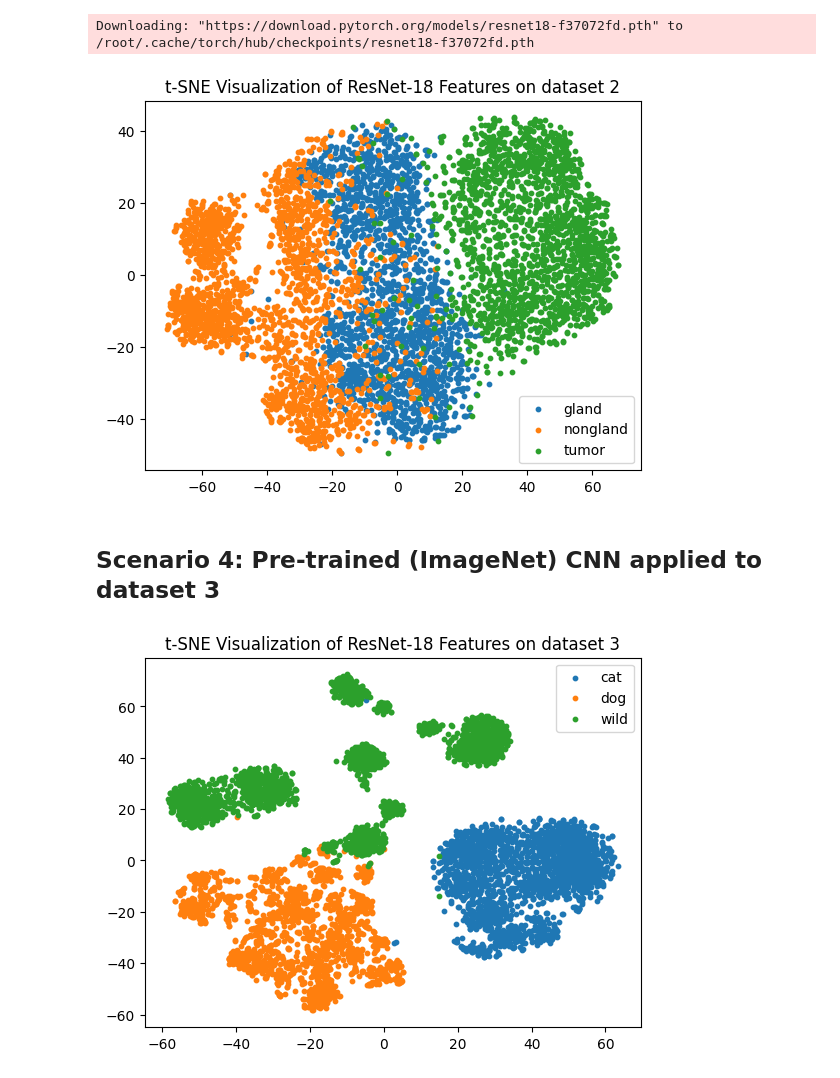
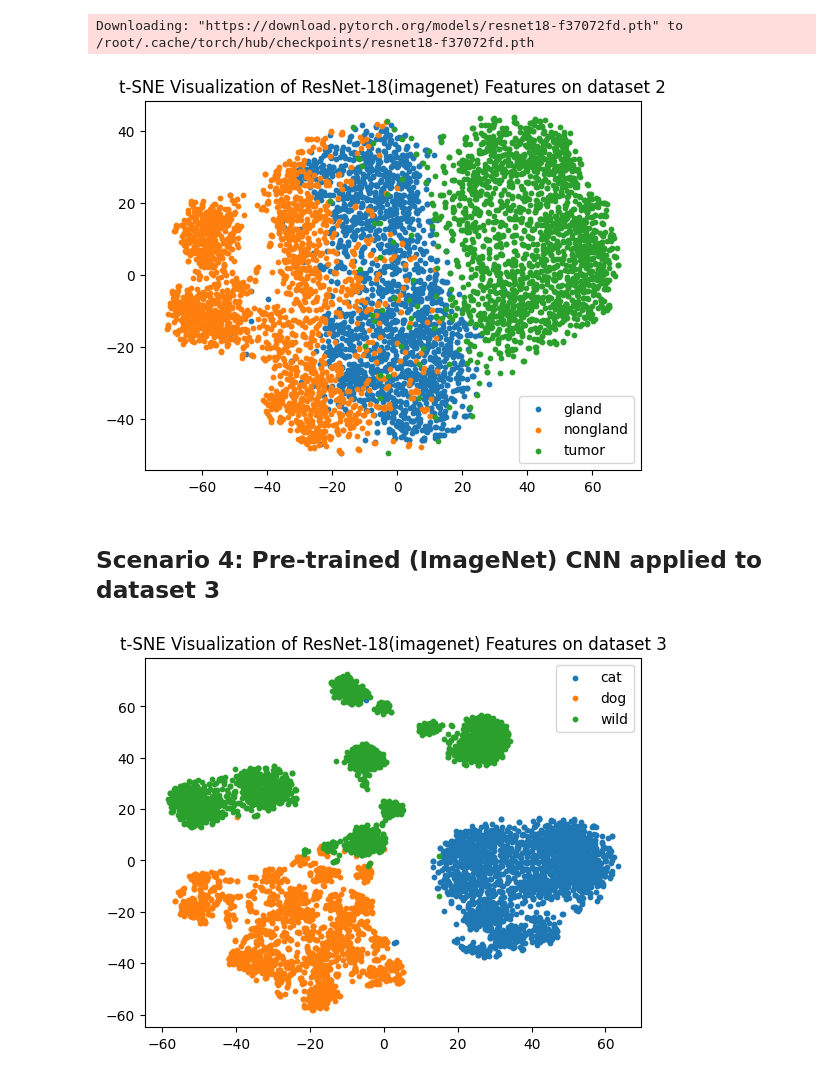
Before and after one commit to jonq-q/Comp432-GroupQ, a Jupyter notebook: Comp_432_Project.ipynb, the cells around one changed output. Drawn from its saved outputs; the diff is of its cells as text; code cells hidden in the pictures.

```diff
--- a/Comp_432_Project.ipynb
+++ b/Comp_432_Project.ipynb
@@ -592,14 +592,14 @@ embedded_features_pre_2 = tsne.fit_transform(all_features_pre_2)
 # %%
 # Plot the t-SNE embeddings with different colors for each class
 plt.scatter(embedded_features_pre_2[all_labels_pre_2 == 0, 0], embedded_features_pre_2[all_labels_pre_2 == 0, 1], label='gland', s=10)
 plt.scatter(embedded_features_pre_2[all_labels_pre_2 == 1, 0], embedded_features_pre_2[all_labels_pre_2 == 1, 1], label='nongland', s=10)
 plt.scatter(embedded_features_pre_2[all_labels_pre_2 == 2, 0], embedded_features_pre_2[all_labels_pre_2 == 2, 1], label='tumor', s=10)
 
-plt.title('t-SNE Visualization of ResNet-18 Features on dataset 2')
+plt.title('t-SNE Visualization of ResNet-18(imagenet) Features on dataset 2')
 plt.legend()
 plt.show()
 # %% [output]
-[figure, old version]
+[figure, new version]
 # %% [markdown]
 ## Scenario 4: Pre-trained (ImageNet) CNN applied to dataset 3
 # %%
@@ -628,8 +628,8 @@ plt.scatter(embedded_features_pre_3[all_labels_pre_3 == 0, 0], embedded_features
 plt.scatter(embedded_features_pre_3[all_labels_pre_3 == 1, 0], embedded_features_pre_3[all_labels_pre_3 == 1, 1], label='dog',s=10)
 plt.scatter(embedded_features_pre_3[all_labels_pre_3 == 2, 0], embedded_features_pre_3[all_labels_pre_3 == 2, 1], label='wild',s=10)
 
-plt.title('t-SNE Visualization of ResNet-18 Features on dataset 3')
+plt.title('t-SNE Visualization of ResNet-18(imagenet) Features on dataset 3')
 plt.legend()
 plt.show()
 # %% [output]
-[figure, old version]
+[figure, new version]
```
